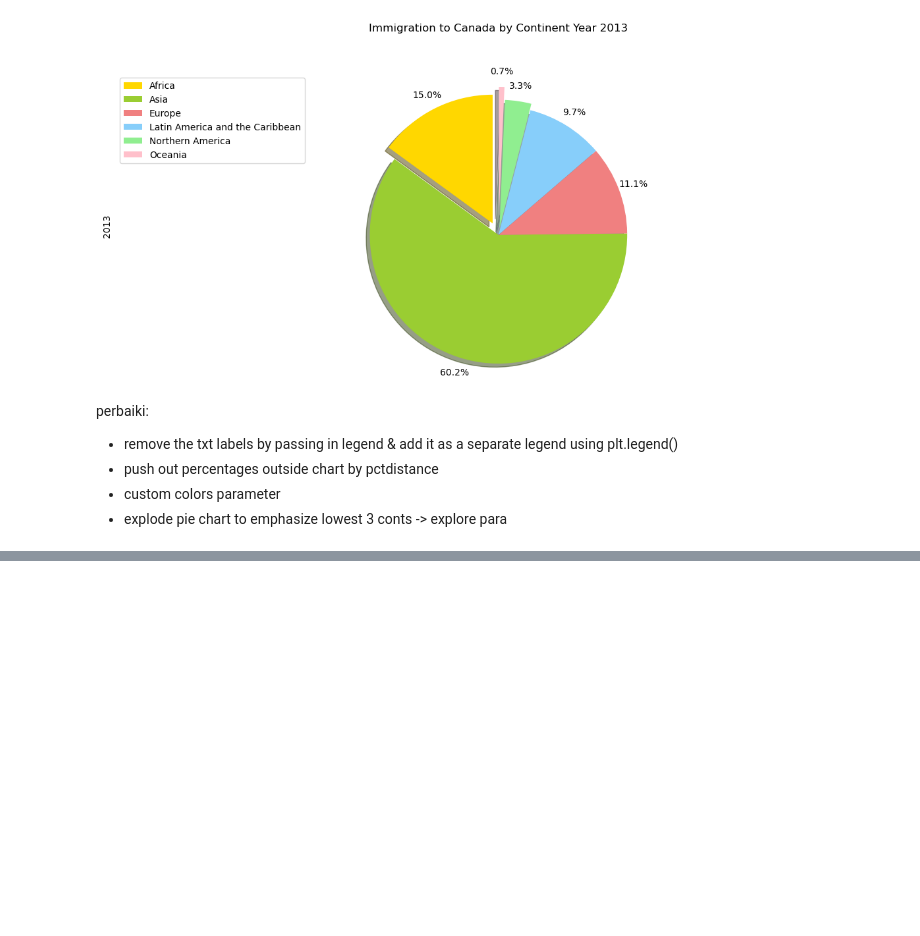
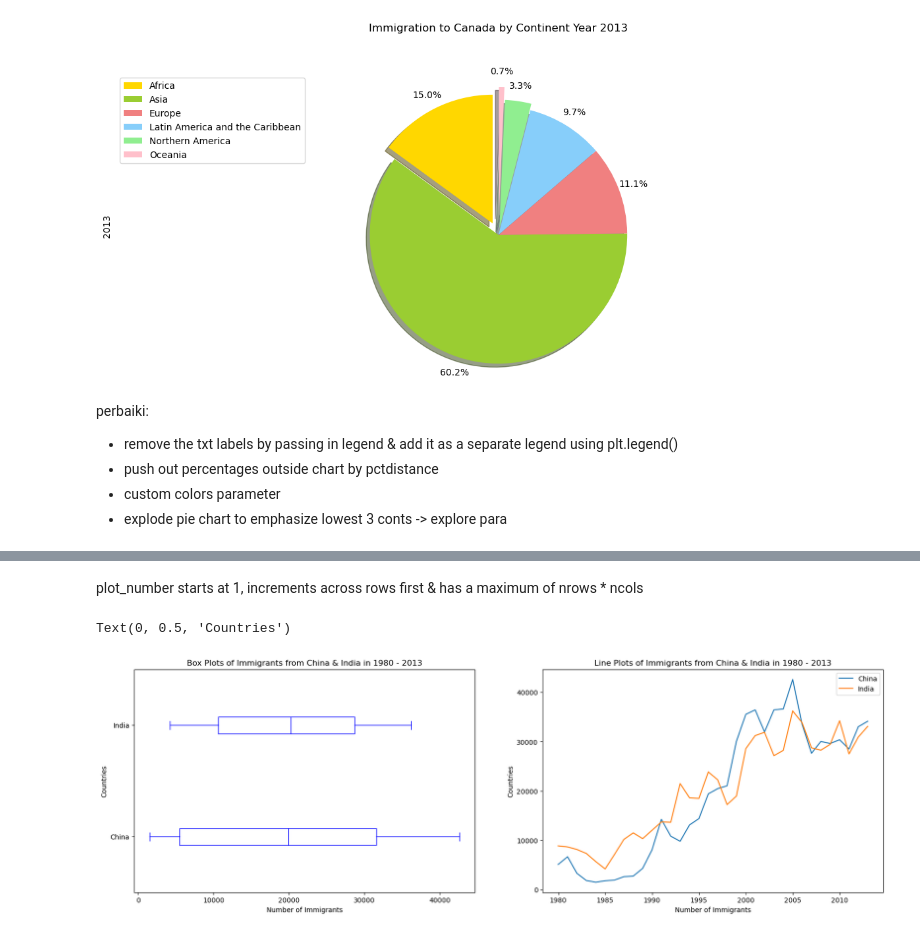
Before and after one commit to jennyaurelia/H8_1033, a Jupyter notebook: sesi7notes.ipynb, the cells around one changed output, grey strips where cells are left out. Drawn from its saved outputs; the diff is of its cells as text; code cells hidden in the pictures; blank space fills up the shorter version.

```diff
--- a/sesi7notes.ipynb
+++ b/sesi7notes.ipynb
@@ -1001,0 +1116,22 @@ Index(['Afghanistan', 'Albania', 'Algeria', 'American Samoa', 'Andorra',
+# %% [markdown]
+plot_number starts at 1, increments across rows first & has a maximum of nrows * ncols
+# %%
+fig = plt.figure() # create figure
+
+ax0 = fig.add_subplot(1, 2, 1) # add subplot 1 (1 row, 2 columns, 1st plot)
+ax1 = fig.add_subplot(1, 2, 2) # add subplot 2 (1 row, 2 columns, 2nd plot)
+
+# Subplot 1: Box plot
+df_CI.plot(kind='box', color='blue', vert=False, figsize=(20,6), ax=ax0) # add to subplot 1
+ax0.set_title('Box Plots of Immigrants from China & India in 1980 - 2013')
+ax0.set_xlabel('Number of Immigrants')
+ax0.set_ylabel('Countries')
+
+# Subplot 2: Line plot
+df_CI.plot(kind='line', figsize=(20,6), ax=ax1) # add to subplot 2
+ax1.set_title('Line Plots of Immigrants from China & India in 1980 - 2013')
+ax1.set_xlabel('Number of Immigrants')
+ax1.set_ylabel('Countries')
+# %% [output]
+Text(0, 0.5, 'Countries')
+[figure, added]
```
Also changed, not shown: parts of 51 cells of this notebook, 3 other files.
